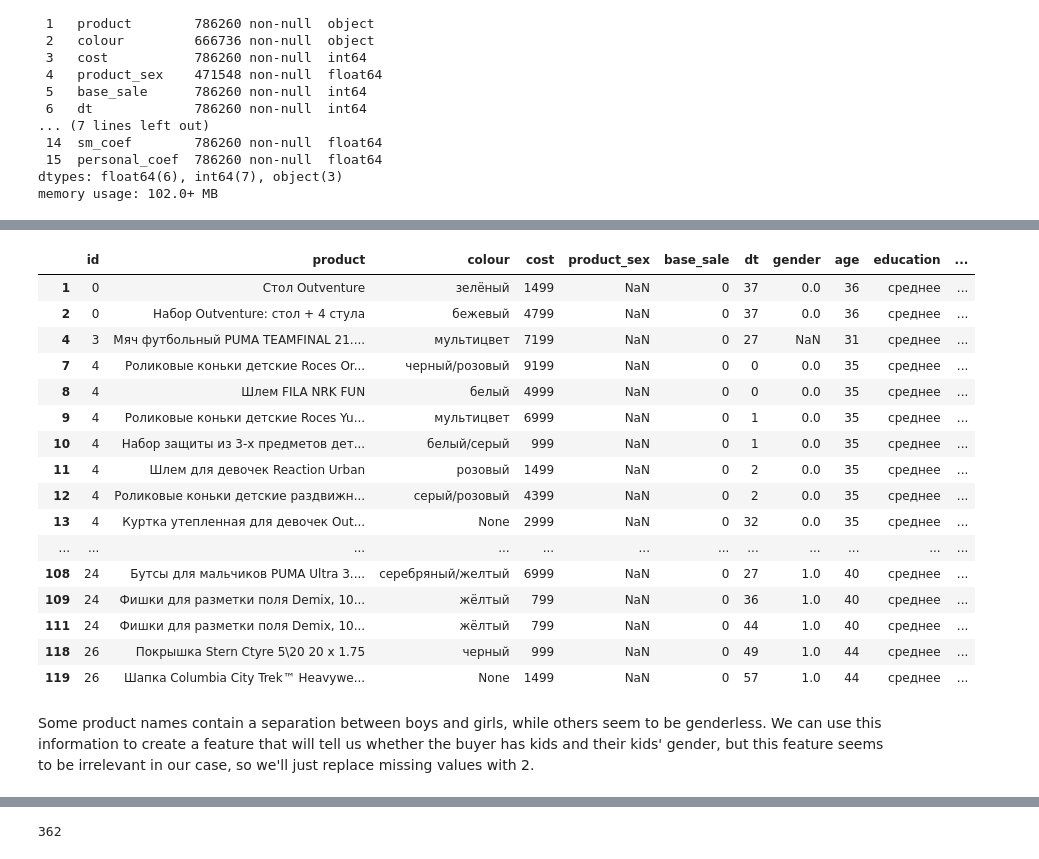
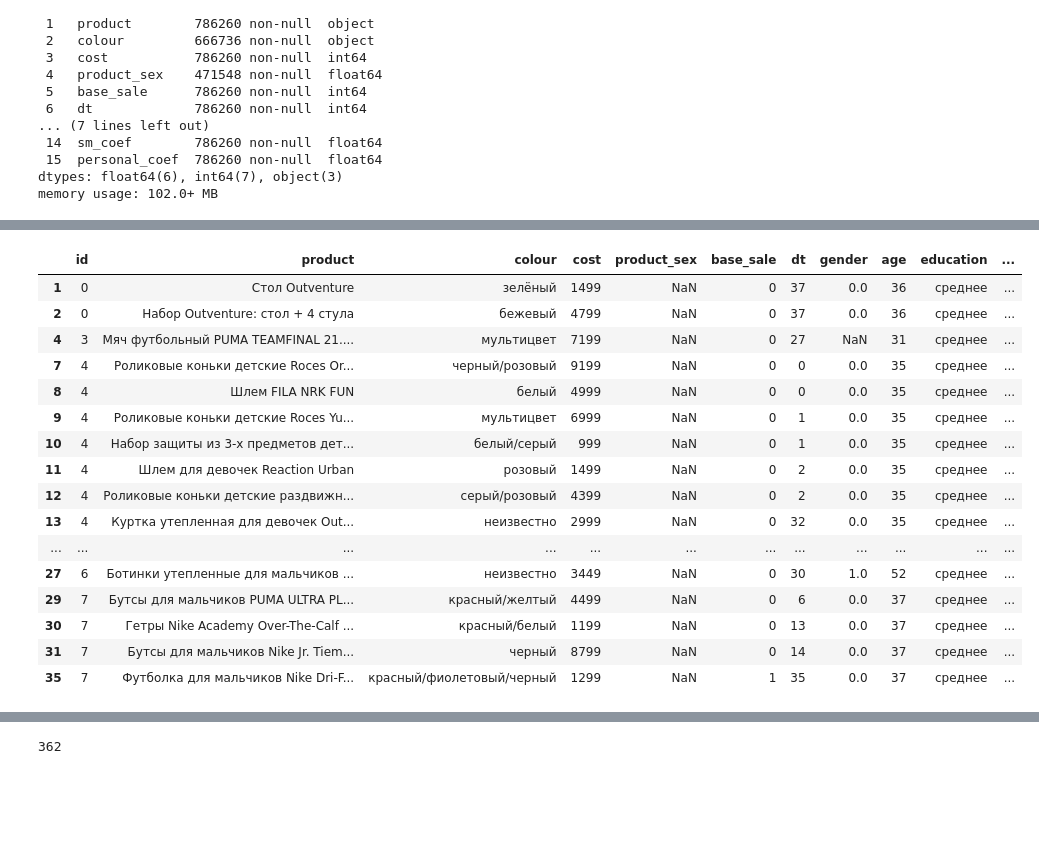
Before and after one commit to Liknit/sport-shop, a Jupyter notebook: Data Preparation.ipynb, the cells around one changed output, grey strips where cells are left out. Drawn from its saved outputs; the diff is of its cells as text; code cells hidden in the pictures; blank space fills up the shorter version.

```diff
--- a/Data Preparation.ipynb
+++ b/Data Preparation.ipynb
@@ -124,26 +128,23 @@ The 'product_sex' column contains missing values. We will examine them and decid
 # %%
-data[data['product_sex'].isnull()].head(50)
+data[data['product_sex'].isnull()].head(20)
 # %% [output]
 |  | id | product | colour | cost | product_sex | base_sale | dt | gender | age | education | ... |
 | 1 | 0 | Стол Outventure | зелёный | 1499 | NaN | 0 | 37 | 0.0 | 36 | среднее | ... |
 | 2 | 0 | Набор Outventure: стол + 4 стула | бежевый | 4799 | NaN | 0 | 37 | 0.0 | 36 | среднее | ... |
 | 4 | 3 | Мяч футбольный PUMA TEAMFINAL 21.... | мультицвет | 7199 | NaN | 0 | 27 | NaN | 31 | среднее | ... |
 | 7 | 4 | Роликовые коньки детские Roces Or... | черный/розовый | 9199 | NaN | 0 | 0 | 0.0 | 35 | среднее | ... |
 | 8 | 4 | Шлем FILA NRK FUN | белый | 4999 | NaN | 0 | 0 | 0.0 | 35 | среднее | ... |
 | 9 | 4 | Роликовые коньки детские Roces Yu... | мультицвет | 6999 | NaN | 0 | 1 | 0.0 | 35 | среднее | ... |
 | 10 | 4 | Набор защиты из 3-х предметов дет... | белый/серый | 999 | NaN | 0 | 1 | 0.0 | 35 | среднее | ... |
 | 11 | 4 | Шлем для девочек Reaction Urban | розовый | 1499 | NaN | 0 | 2 | 0.0 | 35 | среднее | ... |
 | 12 | 4 | Роликовые коньки детские раздвижн... | серый/розовый | 4399 | NaN | 0 | 2 | 0.0 | 35 | среднее | ... |
-| 13 | 4 | Куртка утепленная для девочек Out... | None | 2999 | NaN | 0 | 32 | 0.0 | 35 | среднее | ... |
+| 13 | 4 | Куртка утепленная для девочек Out... | неизвестно | 2999 | NaN | 0 | 32 | 0.0 | 35 | среднее | ... |
 | ... | ... | ... | ... | ... | ... | ... | ... | ... | ... | ... | ... |
-| 108 | 24 | Бутсы для мальчиков PUMA Ultra 3.... | серебряный/желтый | 6999 | NaN | 0 | 27 | 1.0 | 40 | среднее | ... |
-| 109 | 24 | Фишки для разметки поля Demix, 10... | жёлтый | 799 | NaN | 0 | 36 | 1.0 | 40 | среднее | ... |
-| 111 | 24 | Фишки для разметки поля Demix, 10... | жёлтый | 799 | NaN | 0 | 44 | 1.0 | 40 | среднее | ... |
-| 118 | 26 | Покрышка Stern Ctyre 5\20 20 х 1.75 | черный | 999 | NaN | 0 | 49 | 1.0 | 44 | среднее | ... |
-| 119 | 26 | Шапка Columbia City Trek™ Heavywe... | None | 1499 | NaN | 0 | 57 | 1.0 | 44 | среднее | ... |
+| 27 | 6 | Ботинки утепленные для мальчиков ... | неизвестно | 3449 | NaN | 0 | 30 | 1.0 | 52 | среднее | ... |
+| 29 | 7 | Бутсы для мальчиков PUMA ULTRA PL... | красный/желтый | 4499 | NaN | 0 | 6 | 0.0 | 37 | среднее | ... |
+| 30 | 7 | Гетры Nike Academy Over-The-Calf ... | красный/белый | 1199 | NaN | 0 | 13 | 0.0 | 37 | среднее | ... |
+| 31 | 7 | Бутсы для мальчиков Nike Jr. Tiem... | черный | 8799 | NaN | 0 | 14 | 0.0 | 37 | среднее | ... |
+| 35 | 7 | Футболка для мальчиков Nike Dri-F... | красный/фиолетовый/черный | 1299 | NaN | 1 | 35 | 0.0 | 37 | среднее | ... |
-# %% [markdown]
-Some product names contain a separation between boys and girls, while others seem to be genderless.
-We can use this information to create a feature that will tell us whether the buyer has kids and their kids' gender, but this feature seems to be irrelevant in our case, so we'll just replace missing values with 2.
 # %%
 # replace missing values with '2'
 data['product_sex'].replace(to_replace = np.nan, value = 2, inplace = True)
```
Also changed, not shown: parts of 67 cells of this notebook, 1 other file.
